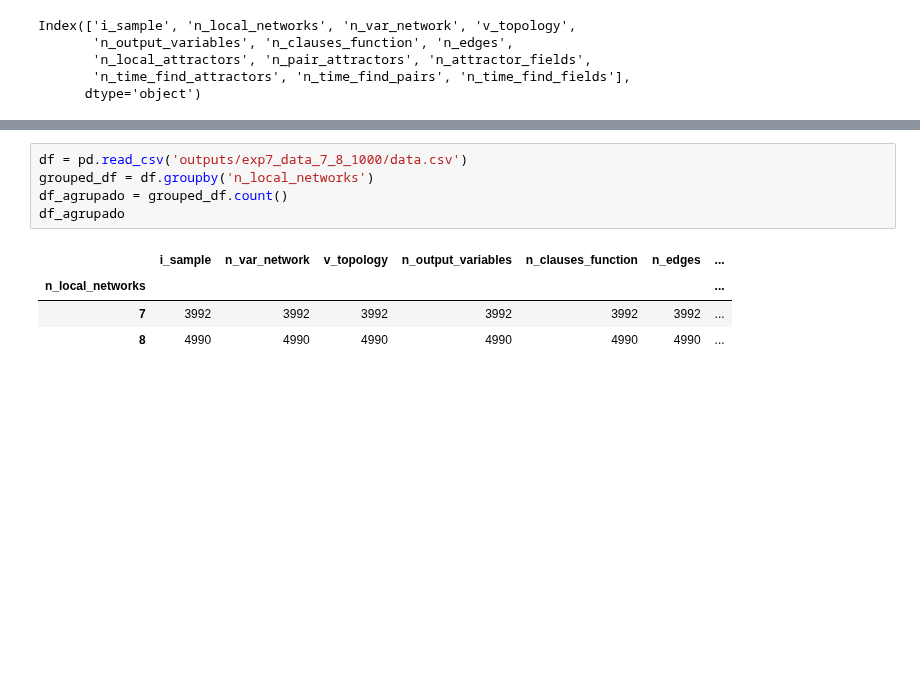
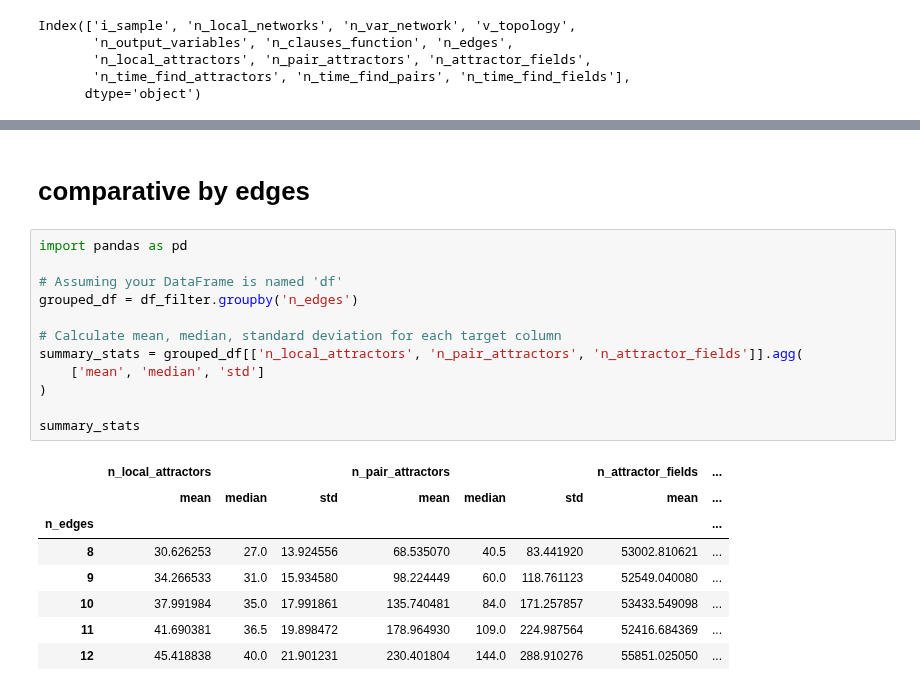
Before and after one commit to crptcusco/cbnetwork, a Jupyter notebook: experiments/7_aleatory_template_coupling_signals/exp7_evaluate_equivalence.ipynb, the cells around one changed output, grey strips where cells are left out. Saved outputs shown, nothing was run; the diff lists cells and outputs as text; blank space fills up the shorter version.

```diff
--- a/experiments/7_aleatory_template_coupling_signals/exp7_evaluate_equivalence.ipynb
+++ b/experiments/7_aleatory_template_coupling_signals/exp7_evaluate_equivalence.ipynb
@@ -27,10 +27,23 @@ df_agrupado
-# %%
-df = pd.read_csv('outputs/exp7_data_7_8_1000/data.csv')
-grouped_df = df.groupby('n_local_networks')
-df_agrupado = grouped_df.count()
-df_agrupado
-# %% [output]
-|  | i_sample | n_var_network | v_topology | n_output_variables | n_clauses_function | n_edges | ... |
-| n_local_networks |  |  |  |  |  |  | ... |
-| 7 | 3992 | 3992 | 3992 | 3992 | 3992 | 3992 | ... |
-| 8 | 4990 | 4990 | 4990 | 4990 | 4990 | 4990 | ... |
+# %% [markdown]
+# comparative by edges
+# %%
+import pandas as pd
+
+# Assuming your DataFrame is named 'df'
+grouped_df = df_filter.groupby('n_edges')
+
+# Calculate mean, median, standard deviation for each target column
+summary_stats = grouped_df[['n_local_attractors', 'n_pair_attractors', 'n_attractor_fields']].agg(
+    ['mean', 'median', 'std']
+)
+
+summary_stats
+# %% [output]
+|  | n_local_attractors |  |  | n_pair_attractors |  |  | n_attractor_fields | ... |
+|  | mean | median | std | mean | median | std | mean | ... |
+| n_edges |  |  |  |  |  |  |  | ... |
+| 8 | 30.626253 | 27.0 | 13.924556 | 68.535070 | 40.5 | 83.441920 | 53002.810621 | ... |
+| 9 | 34.266533 | 31.0 | 15.934580 | 98.224449 | 60.0 | 118.761123 | 52549.040080 | ... |
+| 10 | 37.991984 | 35.0 | 17.991861 | 135.740481 | 84.0 | 171.257857 | 53433.549098 | ... |
+| 11 | 41.690381 | 36.5 | 19.898472 | 178.964930 | 109.0 | 224.987564 | 52416.684369 | ... |
+| 12 | 45.418838 | 40.0 | 21.901231 | 230.401804 | 144.0 | 288.910276 | 55851.025050 | ... |
```
Also changed, not shown: parts of 2 cells of this notebook, 1 other file.
